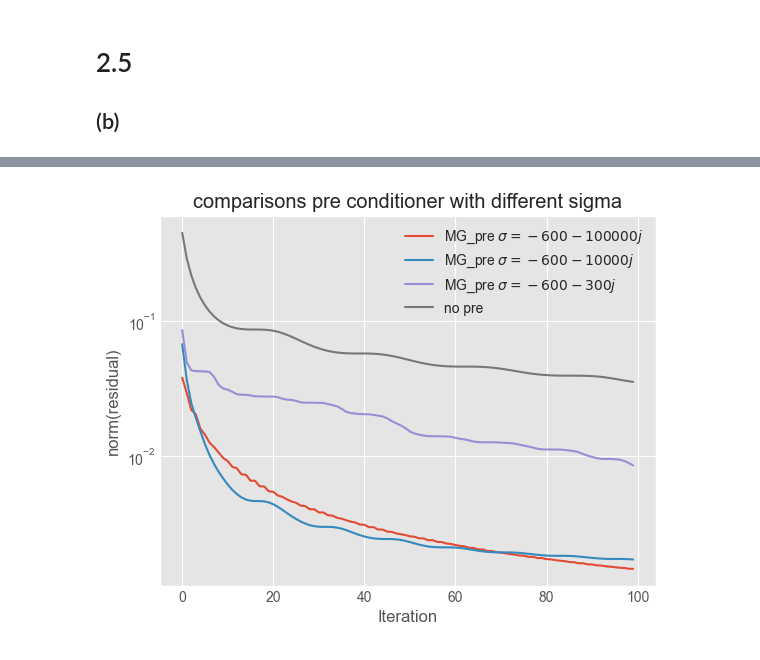
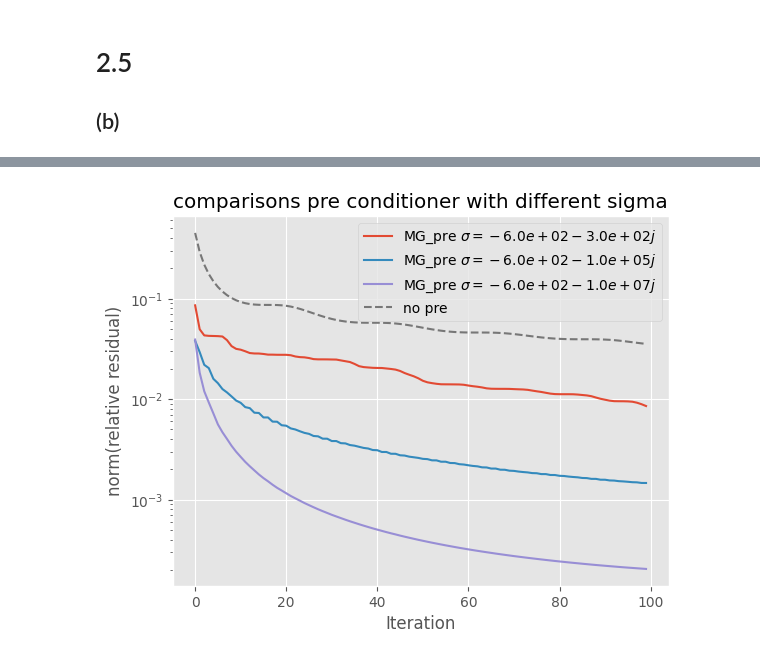
Before and after one commit to ISIPINK/Project-2023-2024-Multigrid-voor-het-oplossen-van-complex-waardige-Helmholtz-problemen, a Jupyter notebook: code/main.ipynb, the cells around one changed output, grey strips where cells are left out. Saved outputs shown, nothing was run; the diff lists cells and outputs as text; code cells hidden in the pictures.

```diff
--- a/code/main.ipynb
+++ b/code/main.ipynb
@@ -417,27 +443,16 @@ def GMRES_norms(n,pre_con=None,restart=20,max_iter =1,label=""):
-# %%
-n = 128
-def Helmholtz2D_MG_pre_Vcycle(n,sigma):
-    return LinearOperator(((n-1)**2,(n-1)**2),lambda u: geoVcycle(
-            mat = (partial(helmholtz2D,sigma=sigma)),
-            f= pointsource_half2D(n),
-            u=u,
-            nu1=1,
-            nu2=1,
-            relax=partial(wjacobi,omega= 2/3),
-            restrict=simple_restrict2D,
-            interpolate=simple_interpolate2D,
-            recursion_depth=100,
-            dimensions =2
-))
-
-rsts = 100
-miter = 1
-GMRES_norms(n,Helmholtz2D_MG_pre_Vcycle(n,complex(-600,-100000)),rsts,miter,label=r"MG_pre $\sigma = -600-100000j$")
-GMRES_norms(n,Helmholtz2D_MG_pre_Vcycle(n,complex(-600,-10000)),rsts,miter,label=r"MG_pre $\sigma = -600-10000j$")
-GMRES_norms(n,Helmholtz2D_MG_pre_Vcycle(n,complex(-600,-300)),rsts,miter,label=r"MG_pre $\sigma = -600-300j$")
-GMRES_norms(n,None,rsts,miter,label="no pre")
-plt.title("comparisons pre conditioner with different sigma")
-plt.legend()
-plt.show()
-# %% [output]
-[figure, removed]
+# %%
+n = 128
+rsts = 100
+miter = 1
+f = pointsource_half2D
+sigmas = [complex(-600,x) for x in [-300,-10**5,-10**7]]
+for sigma in sigmas:
+    GMRES_norms(n,Helmholtz2D_MG_pre_Vcycle(n,sigma,f),rsts,miter,label=rf"MG_pre $\sigma = {sigma:.1e}$",f=f)
+
+GMRES_norms(n,None,rsts,miter,label="no pre",f=f,dotted=True)
+plt.title("comparisons pre conditioner with different sigma")
+plt.legend()
+plt.savefig("./plts/convergence_gmres_pointsource", dpi=300,bbox_inches='tight')
+plt.show()
+# %% [output]
+[figure, added]
```
Also changed, not shown: parts of 14 cells of this notebook, 9 other files.
